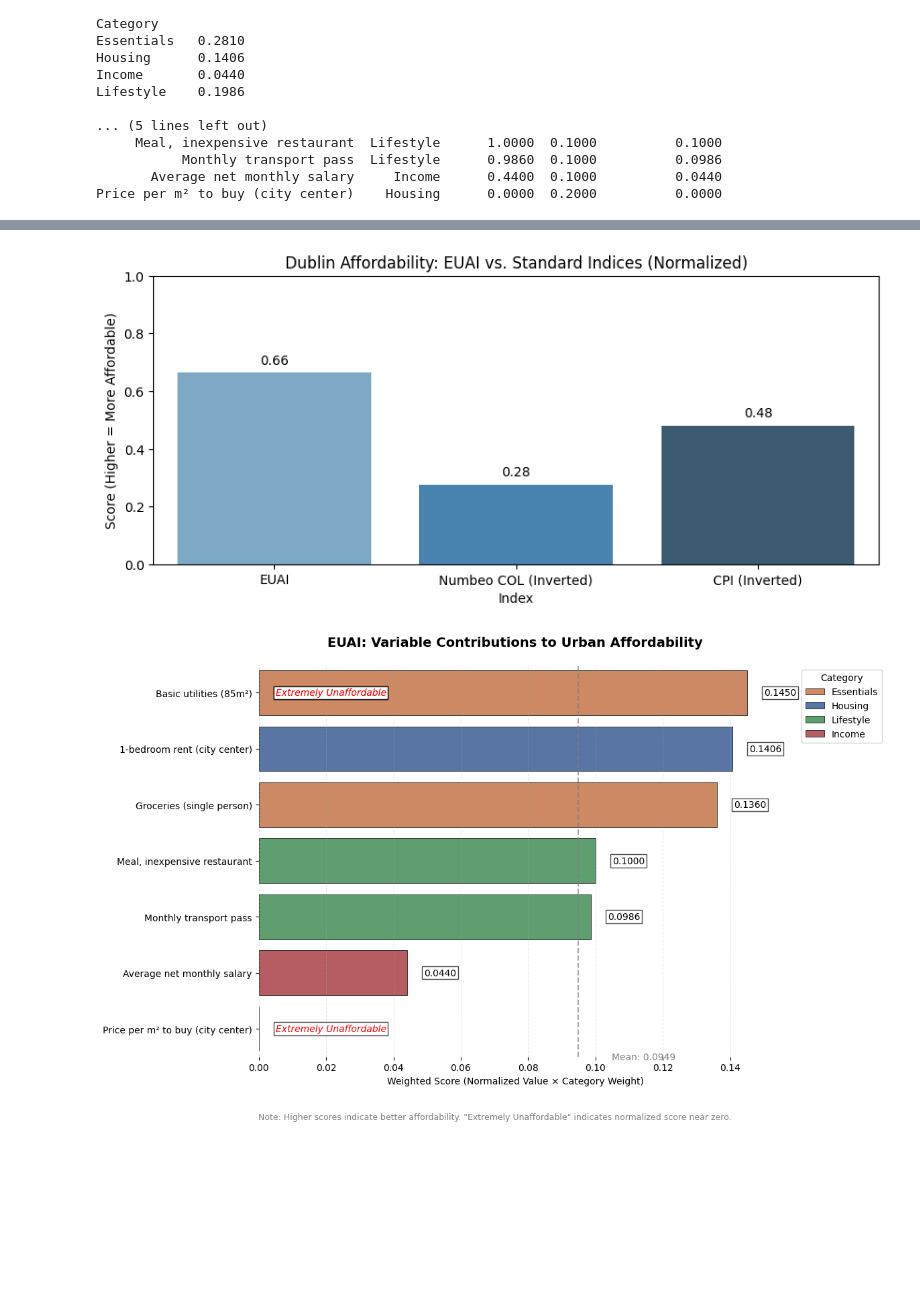
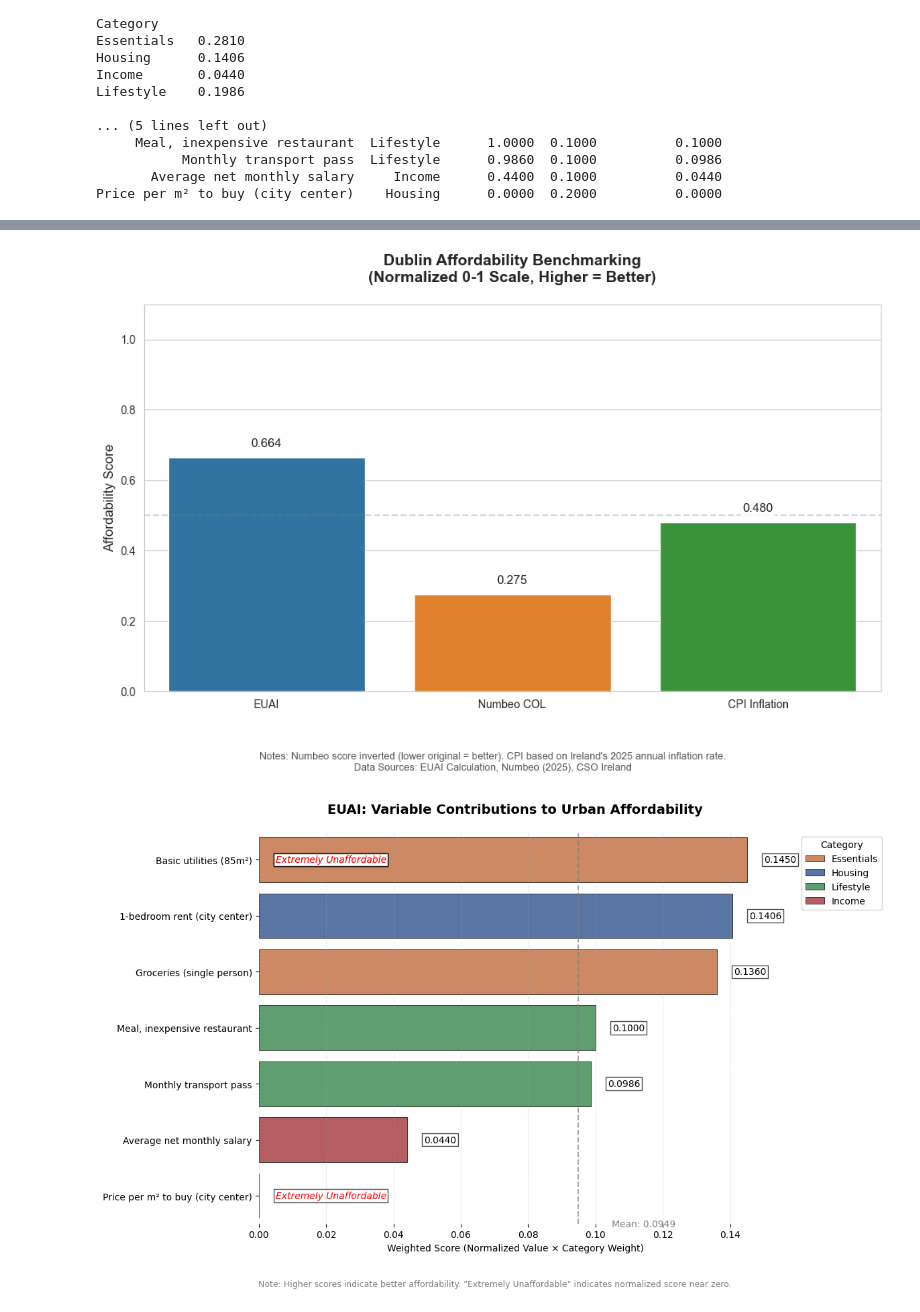
Before and after one commit to fristtysteam/EUAI-Index-DAV, a Jupyter notebook: EUAI_analysis.ipynb, the cells around one changed output, grey strips where cells are left out. Drawn from its saved outputs; the diff is of its cells as text; code cells hidden in the pictures; blank space fills up the shorter version.

Commit message:
Updated code and Document, fixed visualisation and improved overall quality

```diff
--- a/EUAI_analysis.ipynb
+++ b/EUAI_analysis.ipynb
@@ -626,44 +617,66 @@ Lifestyle    0.1986
        Average net monthly salary     Income      0.4400  0.1000          0.0440
 Price per m² to buy (city center)    Housing      0.0000  0.2000          0.0000
 # %%
-# Get actual values (update these!)
-numbeo_col = 72.45  # Dublin's score (lower=better)
-cpi_yoy = 5.2        # Ireland's inflation
+# COMPARISON TO EXISTING INDICES
+import pandas as pd
+import matplotlib.pyplot as plt
+import seaborn as sns
 
+# style
+sns.set_style("whitegrid")
+plt.rcParams['font.family'] = 'Arial'
 
-# Convert to comparable 0-1 scale (higher=better)
-comparison_data = {
-    'Index': ['EUAI', 'Numbeo COL (Inverted)', 'CPI (Inverted)'],
-    'Value': [
-        0.6642,
-        1 - (numbeo_col/100),     # Convert Numbeo to 0-1 scale
-        1 - (cpi_yoy/10)          # Convert CPI (assuming 10% = worst case)
+# Data preparation
+benchmark_data = {
+    'Index': ['EUAI', 'Numbeo COL', 'CPI Inflation'],
+    'Normalized_Score': [
+        0.6642,                    # EUAI score
+        1 - (72.45/100),           # Numbeo conversion
+        1 - (5.2/10)               # CPI conversion
     ],
-    'Original_Value': [0.6642, numbeo_col, cpi_yoy]
+    'Original_Metric': ['0.6642', '72.45 (Lower=Better)', '5.2% YoY']
 }
-comparison_df = pd.DataFrame(comparison_data)
 
-
-# Display
-print("═"*50)
-print("NORMALIZED COMPARISON (0-1, Higher=Better)")
-print(comparison_df[['Index', 'Value', 'Original_Value']].to_string(index=False))
-print("═"*50)
-
+# Create DataFrame
+benchmark_df = pd.DataFrame(benchmark_data)
 
 # Visualization
-plt.figure(figsize=(10, 4))
-sns.barplot(data=comparison_df, x='Index', y='Value',
-            hue='Index', palette='Blues_d', legend=False)  # Added hue and legend=False
+plt.figure(figsize=(10, 6))
+ax = sns.barplot(data=benchmark_df,
+                 x='Index',
+                 y='Normalized_Score',
+                 hue='Index',
+                 palette=['#1f77b4', '#ff7f0e', '#2ca02c'],
+                 legend=False)
 
-plt.ylim(0, 1)
-plt.title("Dublin Affordability: EUAI vs. Standard Indices (Normalized)")
-plt.ylabel("Score (Higher = More Affordable)")
+# Chart formatting
+plt.title("Dublin Affordability Benchmarking\n(Normalized 0-1 Scale, Higher = Better)",
+          pad=20, fontsize=14, fontweight='bold')
+plt.ylim(0, 1.1)
+plt.ylabel("Affordability Score", fontsize=12)
+plt.xlabel("")
+plt.axhline(y=0.5, color='gray', linestyle='--', alpha=0.3)
 
+# Add value labels with improved positioning
+for i, score in enumerate(benchmark_df['Normalized_Score']):
+    ax.text(i, score + 0.03, f"{score:.3f}",
+            ha='center',
+            fontsize=11,
+            bbox=dict(facecolor='white', alpha=0.8, edgecolor='none', pad=2))
 
-for index, row in comparison_df.iterrows():
-    plt.text(index, row['Value']+0.03, f"{row['Value']:.2f}",
-             ha='center', color='black')
+# Add data source and notes
+plt.figtext(0.5, -0.1,
+            "Notes: Numbeo score inverted (lower original = better). CPI based on Ireland's 2025 annual inflation rate.\n"
+            "Data Sources: EUAI Calculation, Numbeo (2025), CSO Ireland",
+            ha="center", fontsize=9, color='#555555')
+plt.tight_layout()
+
+# Display table with improved formatting
+print("═"*55)
+print(f"{'INDEX COMPARISON (NORMALIZED 0-1 SCALE)':^55}")
+print("═"*55)
+print(benchmark_df.to_string(index=False, justify='center', float_format=lambda x: f"{x:.4f}"))
+print("═"*55)
 
 plt.show()
 # %% [output]
@@ -677,4 +691,4 @@ Numbeo COL (Inverted) 0.2755         72.4500
-[figure, old version]
+[figure, new version]
 # %%
 # Sort data by Weighted_Score
 sorted_df = normalized_df.sort_values('Weighted_Score', ascending=False)
```
Also changed, not shown: parts of 6 cells of this notebook, 3 other files.
